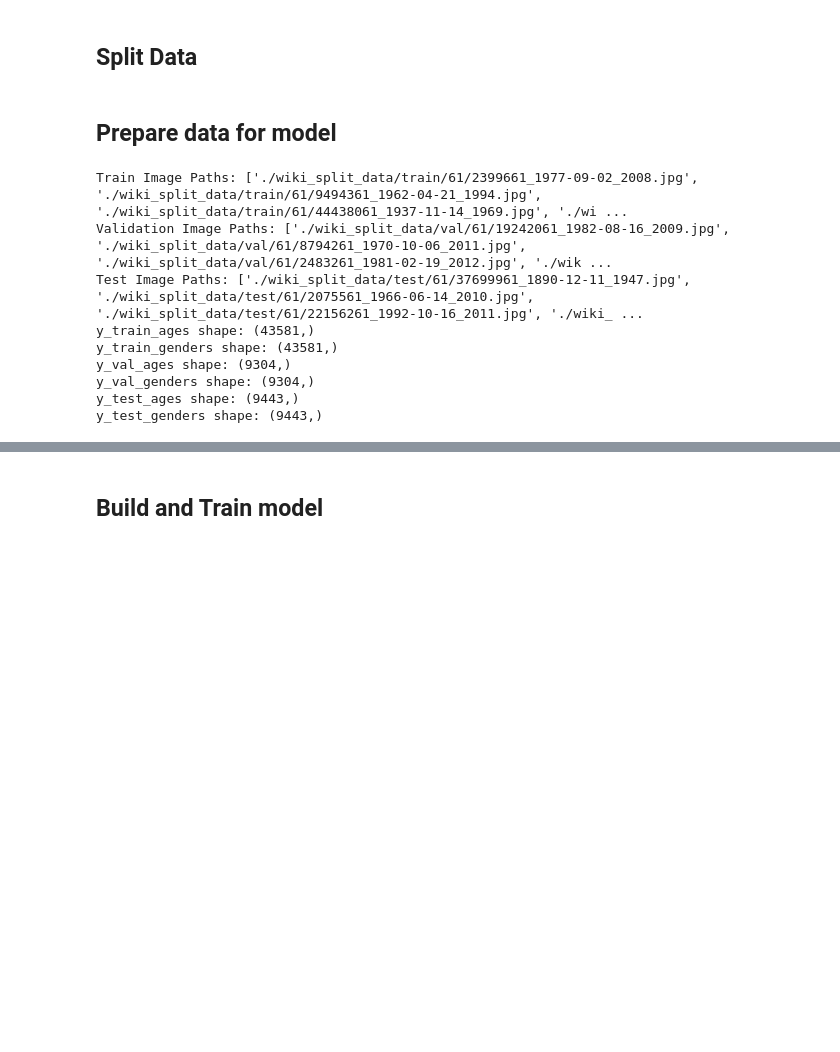
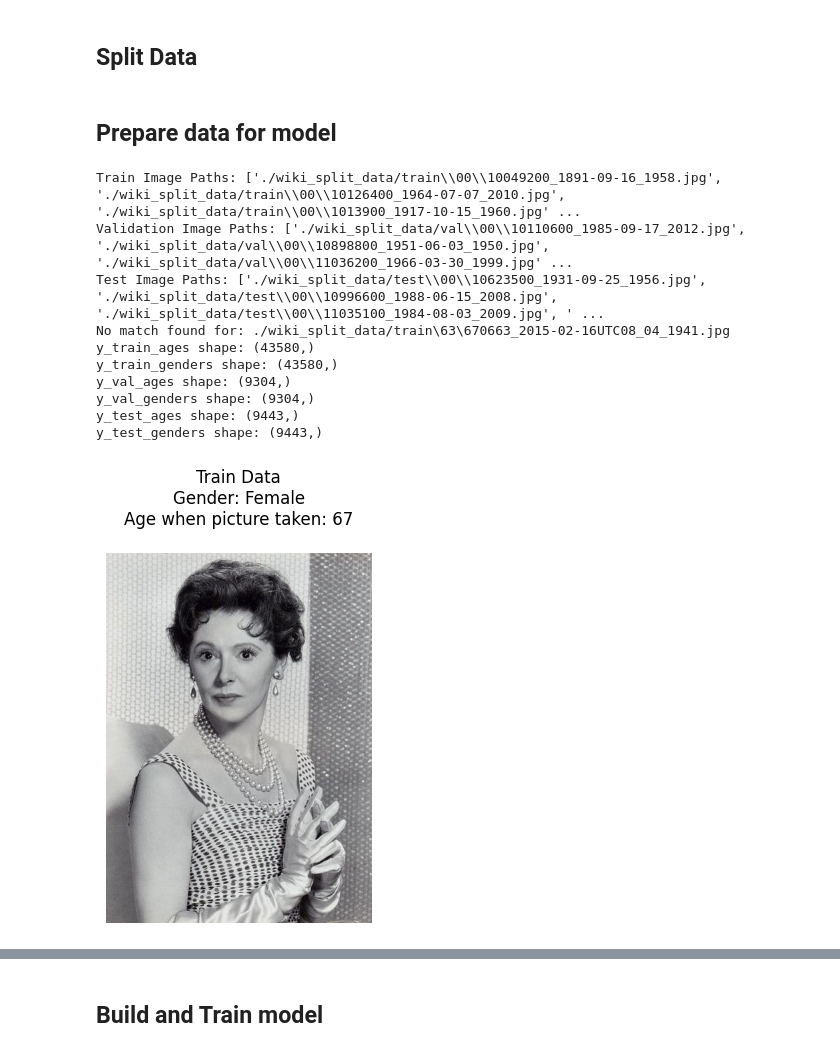
Before and after one commit to gabrielrosendo/faces-cnn, a Jupyter notebook: faces_CNN.ipynb, the cells around one changed output, grey strips where cells are left out. Drawn from its saved outputs; the diff is of its cells as text; code cells hidden in the pictures; blank space fills up the shorter version.

```diff
--- a/faces_CNN.ipynb
+++ b/faces_CNN.ipynb
@@ -143,38 +143,62 @@ def extract_labels(image_paths, metadata_dict):
 
 # Create a mapping from file paths to metadata
 metadata_dict = {}
-for path, age, gender in zip(image_paths, ages, genders):
+for path, age, gender in zip(all_image_paths, ages, genders):
     file_name = os.path.basename(path[0])
     metadata_dict[file_name] = {'age': age, 'gender': gender}
 
 # Get image paths for train, validation, and test datasets
 train_image_paths = get_image_paths('./wiki_split_data/train')
 val_image_paths = get_image_paths('./wiki_split_data/val')
 test_image_paths = get_image_paths('./wiki_split_data/test')
 
 print("Train Image Paths:", train_image_paths[:5])  # Print first 5 paths for verification
 print("Validation Image Paths:", val_image_paths[:5])  # Print first 5 paths for verification
 print("Test Image Paths:", test_image_paths[:5])  # Print first 5 paths for verification
 
 # Extract labels for train, validation, and test datasets
 y_train_ages, y_train_genders = extract_labels(train_image_paths, metadata_dict)
 y_val_ages, y_val_genders = extract_labels(val_image_paths, metadata_dict)
 y_test_ages, y_test_genders = extract_labels(test_image_paths, metadata_dict)
 
 # Print shapes to confirm
 print(f'y_train_ages shape: {y_train_ages.shape}')
 print(f'y_train_genders shape: {y_train_genders.shape}')
 print(f'y_val_ages shape: {y_val_ages.shape}')
 print(f'y_val_genders shape: {y_val_genders.shape}')
 print(f'y_test_ages shape: {y_test_ages.shape}')
 print(f'y_test_genders shape: {y_test_genders.shape}')
+
+for i in range (3):
+    image = Image.open(train_image_paths[i])
+    plt.imshow(image)
+    title = (f"Train Data\n"
+             f"Gender: {'Male' if y_train_genders[i] == 1 else 'Female' }\n"
+             f"Age when picture taken: {y_train_ages[i]}\n"
+             )
+    plt.title(title)
+    plt.axis('off')
+    plt.show()
+
+for i in range (3):
+    image = Image.open(test_image_paths[i])
+    plt.imshow(image)
+    title = (f"Test Data\n"
+             f"Gender: {'Male' if y_test_genders[i] == 1 else 'Female' }\n"
+             f"Age when picture taken: {y_test_ages[i]}\n"
+             )
+    plt.title(title)
+    plt.axis('off')
+    plt.show()
 # %% [output]
-Train Image Paths: ['./wiki_split_data/train/61/2399661_1977-09-02_2008.jpg', './wiki_split_data/train/61/9494361_1962-04-21_1994.jpg', './wiki_split_data/train/61/44438061_1937-11-14_1969.jpg', './wi ...
-Validation Image Paths: ['./wiki_split_data/val/61/19242061_1982-08-16_2009.jpg', './wiki_split_data/val/61/8794261_1970-10-06_2011.jpg', './wiki_split_data/val/61/2483261_1981-02-19_2012.jpg', './wik ...
-Test Image Paths: ['./wiki_split_data/test/61/37699961_1890-12-11_1947.jpg', './wiki_split_data/test/61/2075561_1966-06-14_2010.jpg', './wiki_split_data/test/61/22156261_1992-10-16_2011.jpg', './wiki_ ...
-y_train_ages shape: (43581,)
-y_train_genders shape: (43581,)
+Train Image Paths: ['./wiki_split_data/train\\00\\10049200_1891-09-16_1958.jpg', './wiki_split_data/train\\00\\10126400_1964-07-07_2010.jpg', './wiki_split_data/train\\00\\1013900_1917-10-15_1960.jpg' ...
+Validation Image Paths: ['./wiki_split_data/val\\00\\10110600_1985-09-17_2012.jpg', './wiki_split_data/val\\00\\10898800_1951-06-03_1950.jpg', './wiki_split_data/val\\00\\11036200_1966-03-30_1999.jpg' ...
+Test Image Paths: ['./wiki_split_data/test\\00\\10623500_1931-09-25_1956.jpg', './wiki_split_data/test\\00\\10996600_1988-06-15_2008.jpg', './wiki_split_data/test\\00\\11035100_1984-08-03_2009.jpg', ' ...
+No match found for: ./wiki_split_data/train\63\670663_2015-02-16UTC08_04_1941.jpg
+y_train_ages shape: (43580,)
+y_train_genders shape: (43580,)
 y_val_ages shape: (9304,)
 y_val_genders shape: (9304,)
 y_test_ages shape: (9443,)
 y_test_genders shape: (9443,)
+[figure, added]
```
Also changed, not shown: parts of 4 cells of this notebook.
